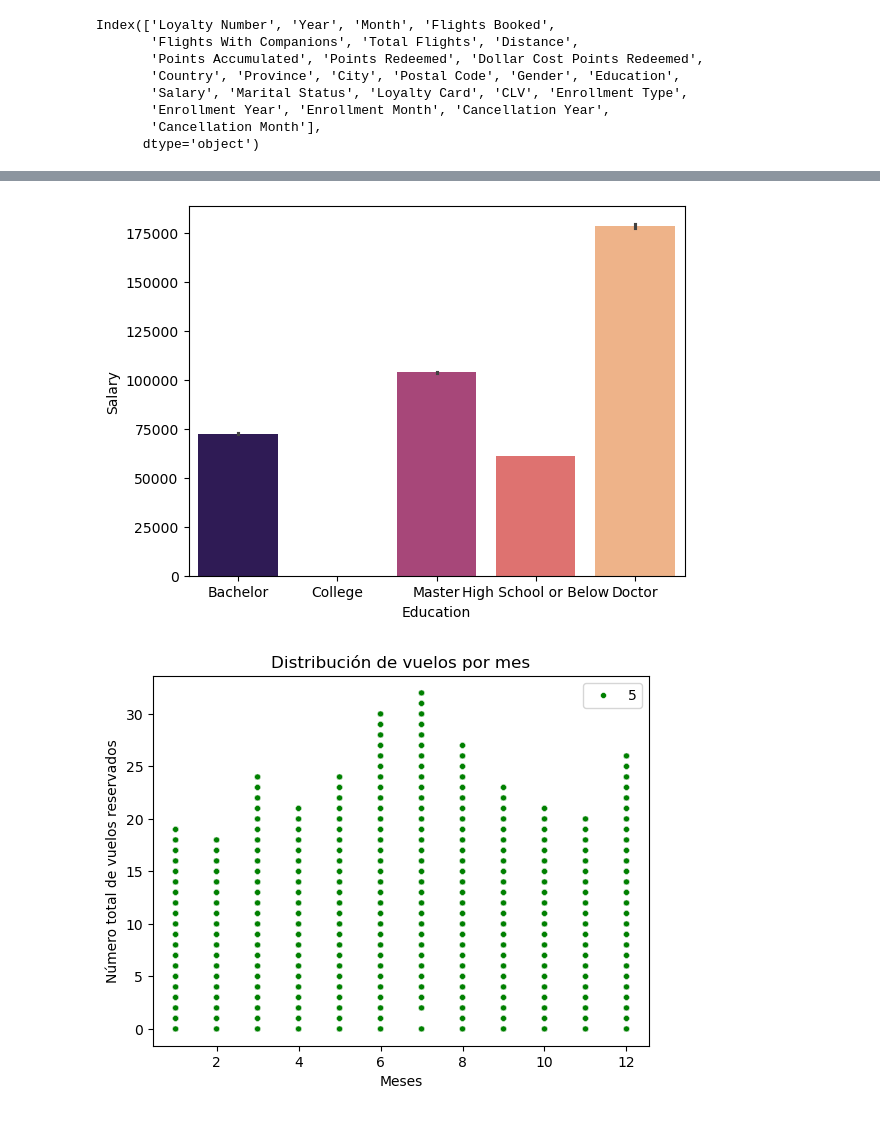
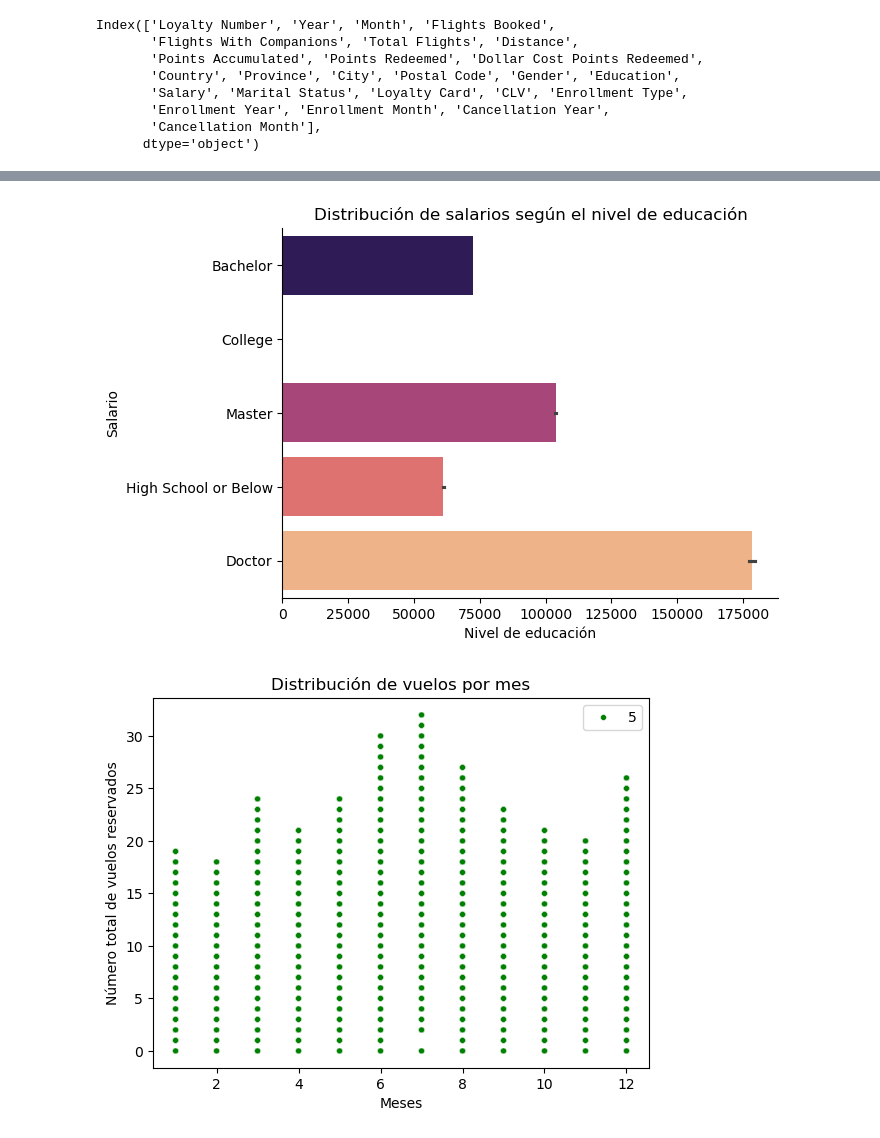
Before and after one commit to Adalab/bda-modulo-3-evaluacion-final-IreneDHA, a Jupyter notebook: visualizacion_info_aerolinea.ipynb, the cells around one changed output, grey strips where cells are left out. Drawn from its saved outputs; the diff is of its cells as text; code cells hidden in the pictures.

```diff
--- a/visualizacion_info_aerolinea.ipynb
+++ b/visualizacion_info_aerolinea.ipynb
@@ -78,10 +86,15 @@ sns.countplot(x = "Loyalty Card",
 # %%
-sns.barplot(x = "Education",
-            y = "Salary",
+sns.barplot(x = "Salary",
+            y = "Education",
             data = df_aerolinea,
-            palette = "magma");
+            palette = "magma")
+plt.title("Distribución de salarios según el nivel de educación")
+plt.xlabel("Nivel de educación")
+plt.ylabel("Salario")
+plt.gca().spines['right'].set_visible(False)
+plt.gca().spines["top"].set_visible(False);
 # %% [output]
-[figure, old version]
+[figure, new version]
 # %%
 #gracias a esta gráfica podemos entender el patrón de los nulos en 'Salary'
 # %%
```
Also changed, not shown: parts of 3 cells of this notebook, 1 other file.
